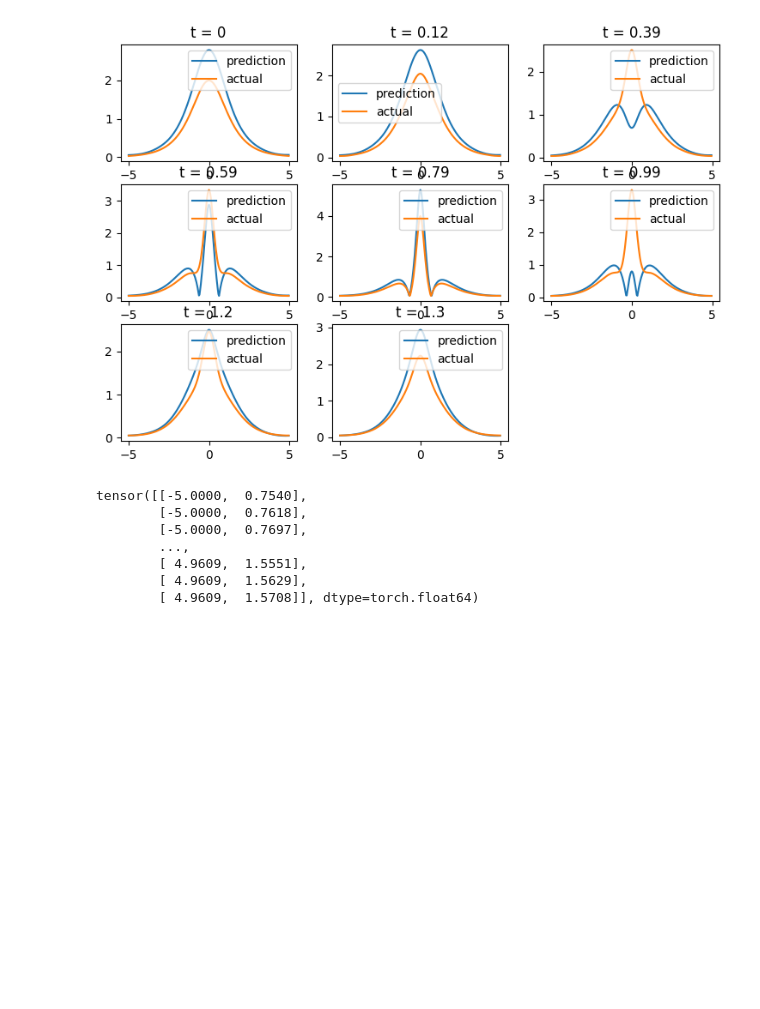
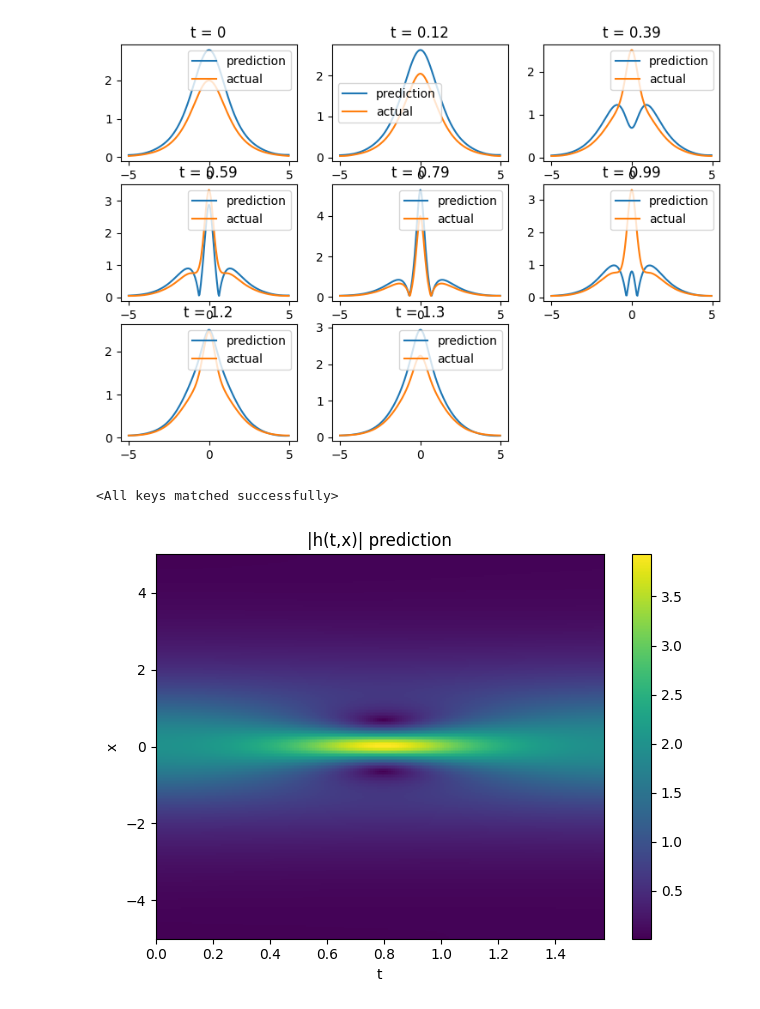
Before and after one commit to viriyadhika/pinns-torch, a Jupyter notebook: PINN/PINN.ipynb, the cells around one changed output. Drawn from its saved outputs; the diff is of its cells as text; code cells hidden in the pictures; blank space fills up the shorter version.

```diff
--- a/PINN/PINN.ipynb
+++ b/PINN/PINN.ipynb
@@ -229,9 +307,50 @@ plt.show()
 # %%
+state_dict = torch.load("./PINN-Code.pt", map_location=device)
+
+mlp.load_state_dict(state_dict["model_state_dict"])
 # %% [output]
-tensor([[-5.0000,  0.7540],
-        [-5.0000,  0.7618],
-        [-5.0000,  0.7697],
-        ...,
-        [ 4.9609,  1.5551],
-        [ 4.9609,  1.5629],
-        [ 4.9609,  1.5708]], dtype=torch.float64)
+<All keys matched successfully>
+# %%
+from scipy.interpolate import griddata
+
+def predict(X_star):
+    # expects X_star[:,0]=x, X_star[:,1]=t
+    x_ = to_tensor(X_star[:, 0:1], device).requires_grad_(True)
+    t_ = to_tensor(X_star[:, 1:2], device).requires_grad_(True)
+    mlp.eval()
+    uv = mlp(x_, t_)
+    u = uv[:, 0:1]
+    v = uv[:, 1:2]
+    # physics residuals (need grads, so not using no_grad for this part)
+    # redo with grad:
+    x_.requires_grad_(True)
+    t_.requires_grad_(True)
+    return (
+        u.detach().cpu().numpy(),
+        v.detach().cpu().numpy(),
+    )
+
+u_pred, v_pred = predict(X_star)
+h_pred = np.sqrt(u_pred ** 2 + v_pred ** 2)
+# (Optional) quick plots similar to TF script
+U_pred = griddata(X_star, u_pred.flatten(), (X, T), method="cubic")
+V_pred = griddata(X_star, v_pred.flatten(), (X, T), method="cubic")
+H_pred = griddata(X_star, h_pred.flatten(), (X, T), method="cubic")
+# Example: plot |h(t,x)|
+plt.figure()
+im = plt.imshow(
+    H_pred.T,
+    interpolation="nearest",
+    extent=[lb[1], ub[1], lb[0], ub[0]],
+    origin="lower",
+    aspect="auto",
+    cmap="viridis",
+)
+plt.xlabel("t")
+plt.ylabel("x")
+plt.title("|h(t,x)| prediction")
+plt.colorbar(im)
+plt.tight_layout()
+plt.show()
+# %% [output]
+[figure, added]
```
Also changed, not shown: parts of 2 cells of this notebook, 3 other files.
